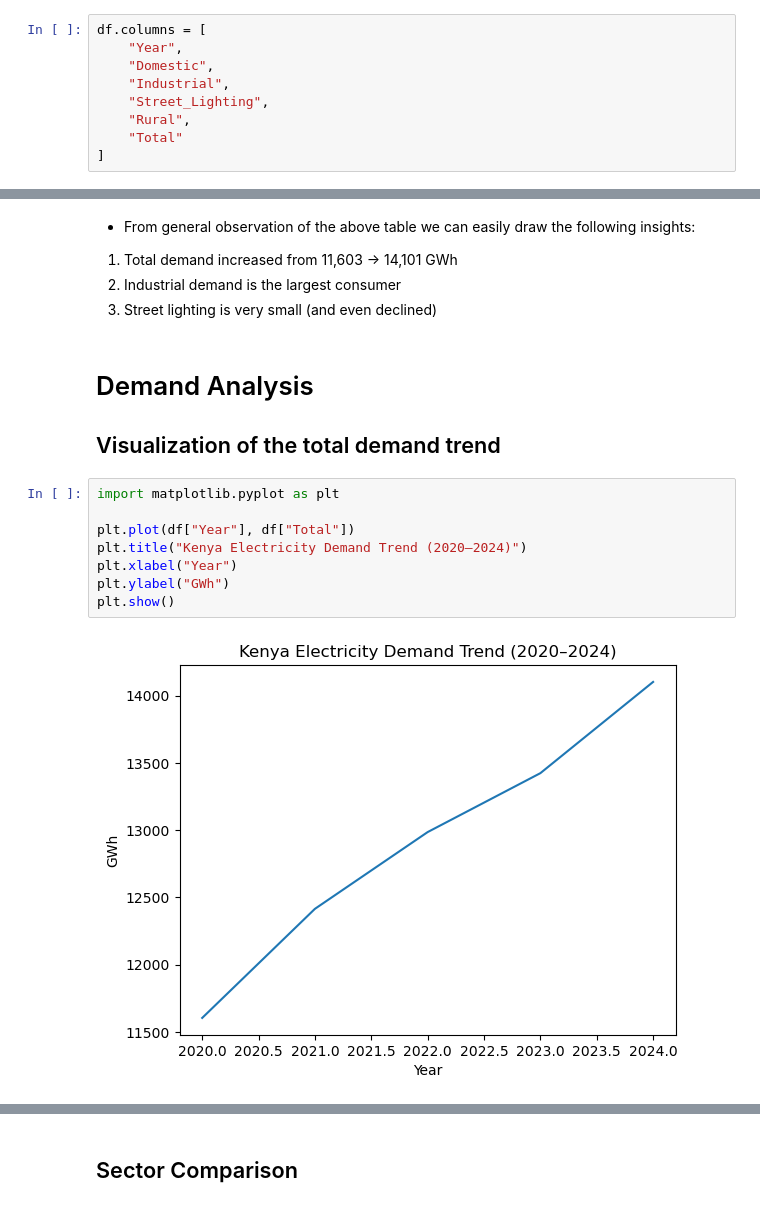
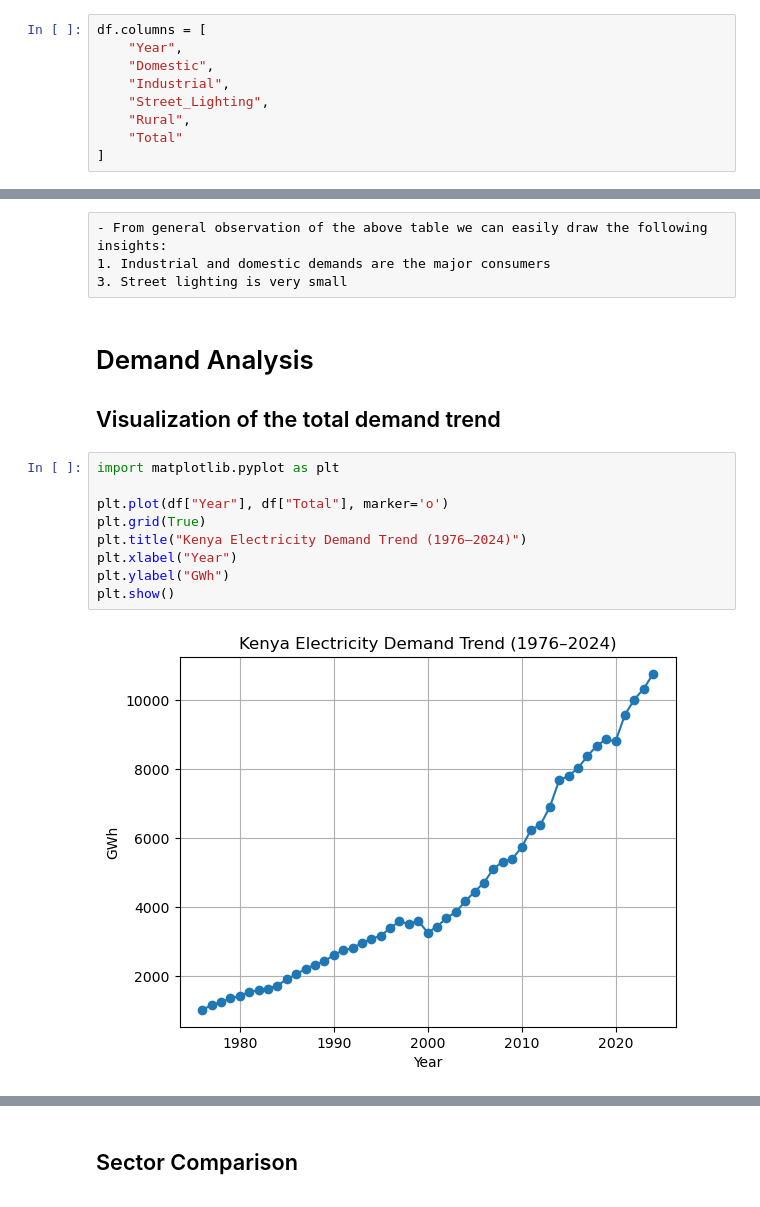
Before and after one commit to williamyego/kenya-energy-analysis, a Jupyter notebook: Kenya_Energy_Analysis(2020-2024).ipynb, the cells around one changed output, grey strips where cells are left out. Drawn from its saved outputs; the diff is of its cells as text.

```diff
--- a/Kenya_Energy_Analysis(2020-2024).ipynb
+++ b/Kenya_Energy_Analysis(2020-2024).ipynb
@@ -46,18 +51,18 @@ print(df)
-# %% [markdown]
-- From general observation of the above table we can easily draw the following insights:
-1. Total demand increased from 11,603 → 14,101 GWh
-2. Industrial demand is the largest consumer
-3. Street lighting is very small (and even declined)
+# %% [raw]
+- From general observation of the above table we can easily draw the following insights:
+1. Industrial and domestic demands are the major consumers
+3. Street lighting is very small
 # %% [markdown]
 # Demand Analysis
 ## Visualization of the total demand trend
 # %%
 import matplotlib.pyplot as plt
 
-plt.plot(df["Year"], df["Total"])
-plt.title("Kenya Electricity Demand Trend (2020–2024)")
+plt.plot(df["Year"], df["Total"], marker='o')
+plt.grid(True)
+plt.title("Kenya Electricity Demand Trend (1976–2024)")
 plt.xlabel("Year")
 plt.ylabel("GWh")
 plt.show()
 # %% [output]
-[figure, old version]
+[figure, new version]
```
Also changed, not shown: parts of 25 cells of this notebook, 2 other files.
